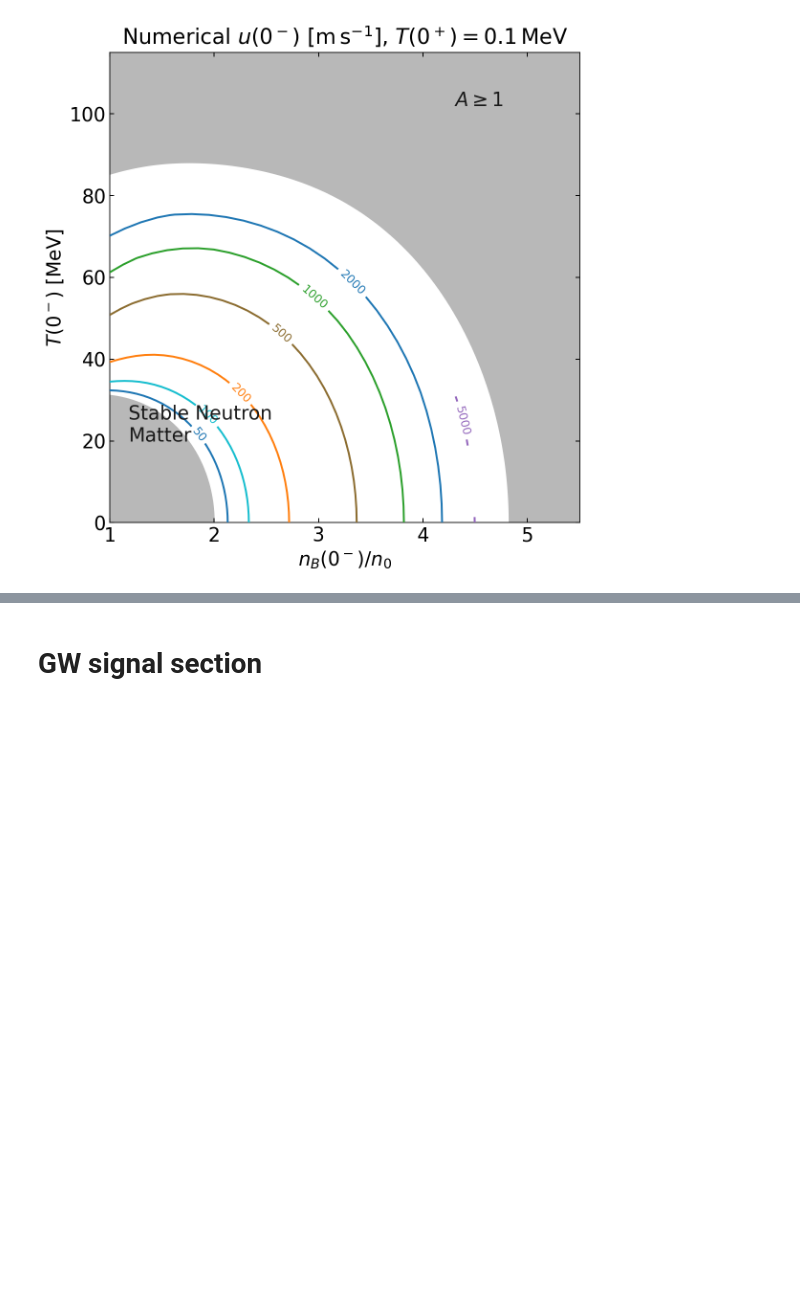
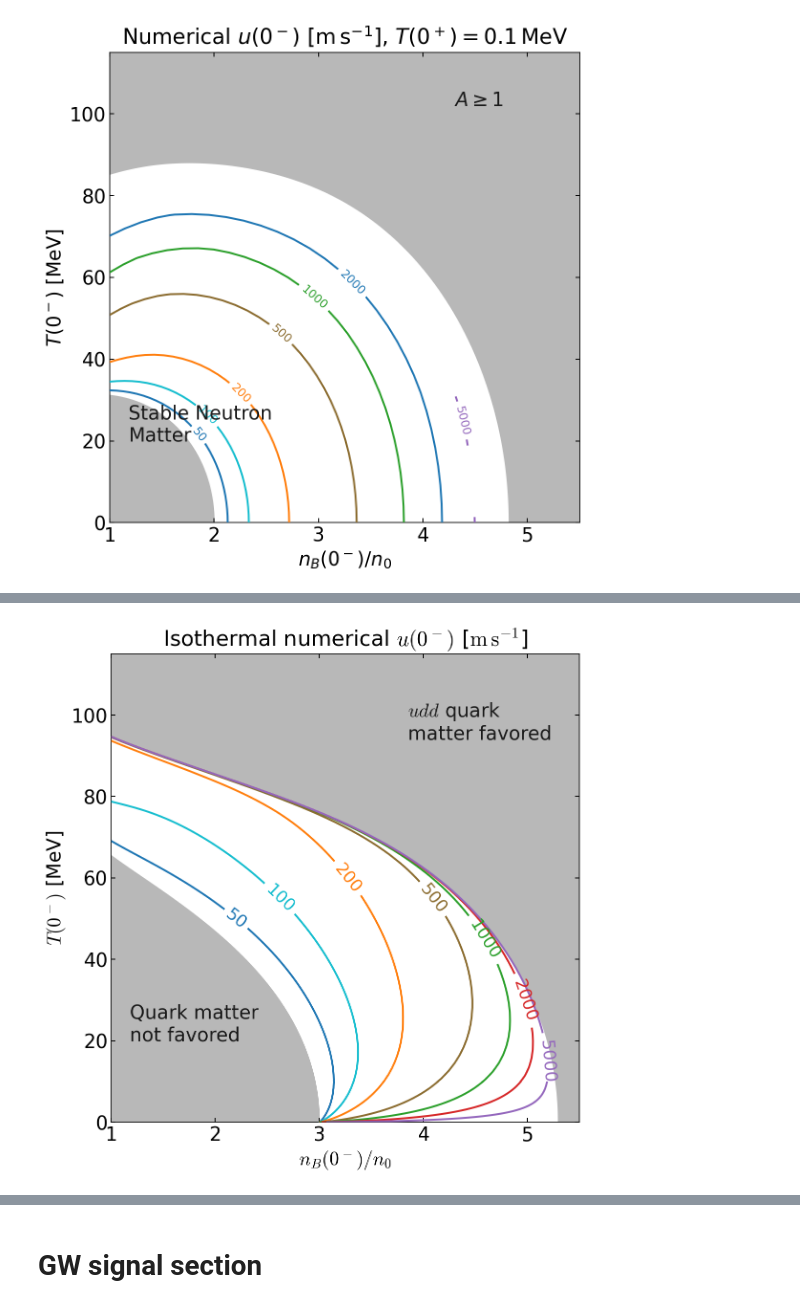
Before and after one commit to JiazhenShao/RMFsolver, a Jupyter notebook: All_Plots_new.ipynb, the cells around one changed output, grey strips where cells are left out. Cells and saved outputs as stored; diff of their text form; code cells hidden in the pictures; blank space fills up the shorter version.

```diff
--- a/All_Plots_new.ipynb
+++ b/All_Plots_new.ipynb
@@ -2484,0 +2133,79 @@ else:
+# %%
+# Tunable plotting parameters
+ISO_LIN_VELOCITY_CONTOUR_LEVELS_M_S = (50.0, 100.0, 200.0, 500.0, 1000.0, 2000.0, 5000.0)
+ISO_LIN_VELOCITY_CONTOUR_COLORS = ('#1f77b4', '#17becf', '#ff7f0e', '#8c6d31', '#2ca02c', '#d62728', '#9467bd')
+ISO_LIN_VELOCITY_CONTOUR_LINE_STYLE = '-'
+ISO_LIN_VELOCITY_CONTOUR_LINE_WIDTH = 1.8
+ISO_LIN_CONTOUR_LABEL_FONT_SIZE = 16
+ISO_LIN_CONTOUR_LABEL_FORMAT = '%g'
+ISO_LIN_CONTOUR_LABEL_INLINE = True
+ISO_LIN_CONTOUR_LABEL_INLINE_SPACING = 4
+ISO_LIN_CONTOUR_LABEL_TEMPERATURES_MEV = {50.0: 50.0, 100.0: 55.0, 200.0: 60.0, 500.0: 55.0, 1000.0: 45.0, 2000.0: 30.0, 5000.0: 15.0}
+ISO_LIN_CONTOUR_ZORDER = 3
+ISO_LIN_EXCLUDED_REGION_COLOR = '0.72'
+ISO_LIN_EXCLUDED_REGION_ALPHA = 1.0
+ISO_LIN_EXCLUDED_REGION_ZORDER = 0
+ISO_LIN_OUTER_REGION_TEXT = '$udd$ quark\nmatter favored'
+ISO_LIN_OUTER_REGION_TEXT_POSITION = (3.85, 94.0)
+ISO_LIN_INNER_REGION_TEXT = 'Quark matter\nnot favored'
+ISO_LIN_INNER_REGION_TEXT_POSITION = (1.18, 20.0)
+ISO_LIN_REGION_TEXT_COLOR = '0.10'
+ISO_LIN_REGION_TEXT_FONT_SIZE = 18
+ISO_LIN_REGION_TEXT_ZORDER = 5
+ISO_LIN_FIGURE_SIZE = (7.2, 7.2)
+ISO_LIN_FIGURE_DPI = 160
+ISO_LIN_EXPORT_DPI = 220
+ISO_LIN_BACKGROUND_COLOR = 'white'
+ISO_LIN_CONSTRAINED_LAYOUT = True
+ISO_LIN_MATHTEXT_FONTSET = 'cm'
+ISO_LIN_MATHTEXT_ROMAN = 'serif'
+ISO_LIN_MATHTEXT_ITALIC = 'serif:italic'
+ISO_LIN_MATHTEXT_BOLD = 'serif:bold'
+ISO_LIN_X_LIMITS = (1.0, 5.5)
+ISO_LIN_Y_LIMITS_MEV = (0.0, 115.0)
+ISO_LIN_X_SCALE = 'linear'
+ISO_LIN_Y_SCALE = 'linear'
+ISO_LIN_BOX_ASPECT = 1.0
+ISO_LIN_TITLE = 'Isothermal numerical $u(0^-)$ [$\\mathrm{m\\,s^{-1}}$]'
+ISO_LIN_TITLE_FONT_SIZE = 20
+ISO_LIN_TITLE_PAD = 8
+ISO_LIN_X_LABEL = '$n_B(0^-)/n_0$'
+ISO_LIN_Y_LABEL = '$T(0^-)$ [MeV]'
+ISO_LIN_AXIS_LABEL_FONT_SIZE = 18
+ISO_LIN_TICK_LABEL_FONT_SIZE = 18
+ISO_LIN_TICK_DIRECTION = 'in'
+ISO_LIN_TICKS_TOP = True
+ISO_LIN_TICKS_RIGHT = True
+ISO_LIN_TICK_LENGTH = 4
+ISO_LIN_TICK_WIDTH = 0.9
+ISO_LIN_SPINE_LINE_WIDTH = 0.8
+ISO_LIN_HIGH_T_CLIP_MEV = 10.0   # polar mesh above, row mesh below
+ISO_LIN_RADIAL_UPSAMPLE = 8   # display-only PCHIP refinement along rays in -ln(1-f)
+ISO_LIN_LOW_T_UPSAMPLE = 8    # display-only PCHIP refinement along rows in logit(f)
+ISO_LIN_OUTPUT_PNG = "local_analysis_results/All_Plots_new/isothermal-numerical-contour.png"
+ISO_LIN_OUTPUT_PDF = "local_analysis_results/All_Plots_new/isothermal-numerical-contour.pdf"
+ISO_LIN_OUTPUT_LATEX_PDF = "Latex_writting/Hydrodynamical combustion/Plots/isothermal-numerical-contour.pdf"   # Fig. speed-isothermal-linear
+
+import matplotlib as mpl
+import matplotlib.pyplot as plt
+
+iso_lin_style = {name[len("ISO_LIN_"):].lower(): value for name, value in list(globals().items())
+                 if name.startswith("ISO_LIN_")}
+iso_lin_figure, iso_lin_axis, iso_lin_rc = iso_plot.new_axes(iso_lin_style)
+with mpl.rc_context(iso_lin_rc):
+    iso_plot.draw_background(iso_lin_axis, iso_boundaries, iso_lin_style)
+    iso_plot.draw_contours(iso_lin_axis, iso_payloads["numerical_highT"], T_range=(ISO_LIN_HIGH_T_CLIP_MEV, np.inf),
+                           style=iso_lin_style, radial_upsample=ISO_LIN_RADIAL_UPSAMPLE)
+    iso_plot.draw_row_contours(iso_lin_axis, iso_payloads["numerical_lowT"], ISO_LIN_VELOCITY_CONTOUR_LEVELS_M_S,
+                               ISO_LIN_VELOCITY_CONTOUR_COLORS, ISO_LIN_VELOCITY_CONTOUR_LINE_STYLE,
+                               ISO_LIN_VELOCITY_CONTOUR_LINE_WIDTH, ISO_LIN_CONTOUR_ZORDER,
+                               T_range=(ISO_LIN_Y_LIMITS_MEV[0], ISO_LIN_HIGH_T_CLIP_MEV), x_limits=ISO_LIN_X_LIMITS,
+                               radial_upsample=ISO_LIN_LOW_T_UPSAMPLE)
+    iso_plot.finish_axes(iso_lin_axis, iso_lin_style)
+    for iso_output, iso_dpi in ((ISO_LIN_OUTPUT_PNG, ISO_LIN_EXPORT_DPI), (ISO_LIN_OUTPUT_PDF, None),
+                                (ISO_LIN_OUTPUT_LATEX_PDF, None)):
+        (ISO_ROOT / iso_output).parent.mkdir(parents=True, exist_ok=True)
+        iso_lin_figure.savefig(ISO_ROOT / iso_output, dpi=iso_dpi or "figure", facecolor=ISO_LIN_BACKGROUND_COLOR)
+        print(f"Saved {iso_output}")
+    plt.show()
+# %% [output]
@@ -2484,0 +2215 @@ else:
+[figure, added]
```
Also changed, not shown: parts of 11 cells of this notebook, 9 other files.
